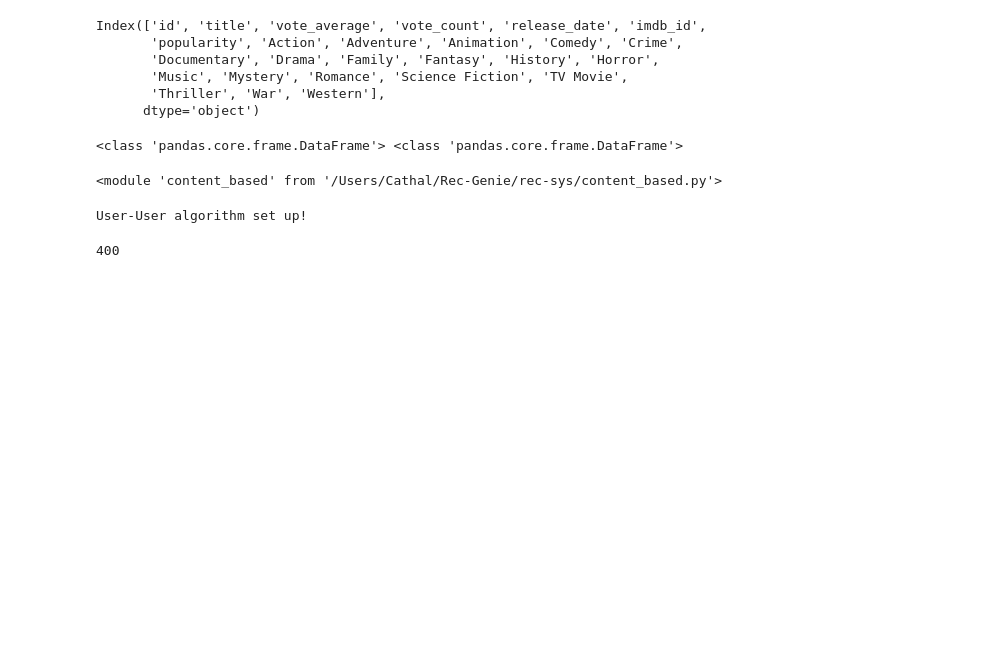
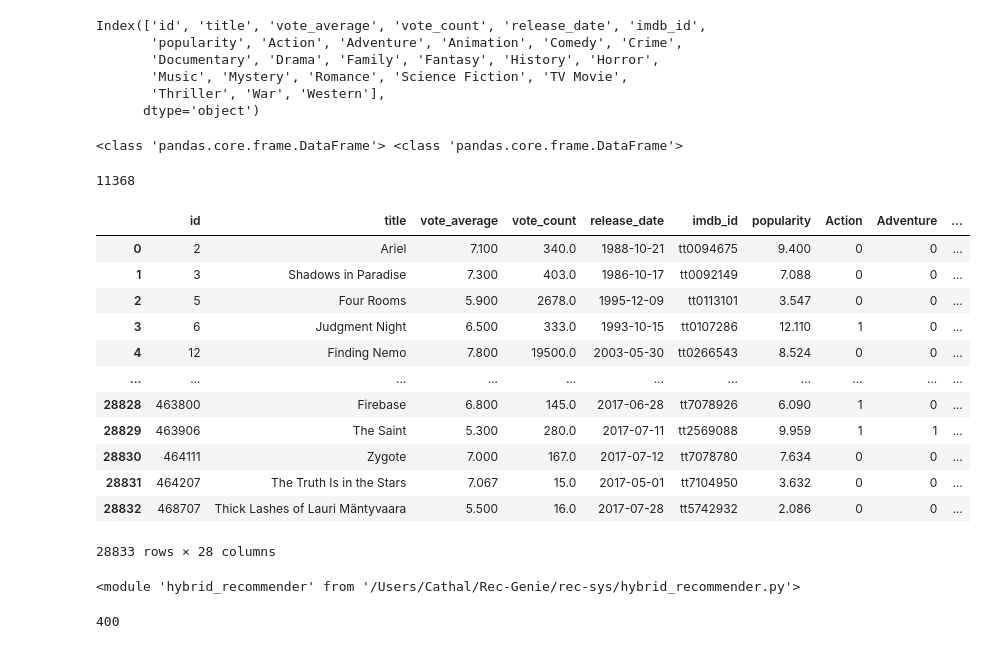
Before and after one commit to Laan33/Rec-Genie, a Jupyter notebook: rec-sys/main.ipynb, the cells around one changed output. Drawn from its saved outputs; the diff is of its cells as text; code cells hidden in the pictures; blank space fills up the shorter version.

```diff
--- a/rec-sys/main.ipynb
+++ b/rec-sys/main.ipynb
@@ -20,7 +20,7 @@ if RUNNING_ON_COLAB:
 films_df = data_loader.load_movies()
 # %%
 # Load the data
-films_df = data_loader.load_movies()
+# films_df = data_loader.load_movies()
 ratings_df = data_loader.load_ratings()
 credits_df = data_loader.load_credits()
 # %%
@@ -65,0 +58,3 @@ Index(['id', 'title', 'vote_average', 'vote_count', 'release_date', 'imdb_id',
+# %%
+# Drop films before 1985 and after today
+films_df = pre.filter_films(films_df)
@@ -106,11 +123,29 @@ user_profile = user_pf.create_user_profile(USER_ID, films_df, user_ratings_df, g
 # %%
 # Append the user profile to the ratings DataFrame
 ratings_df = pd.concat([ratings_df, user_ratings_df], ignore_index=True)
+# %%
+# print all the values for vote_average in films_df
+print((films_df['vote_count'] > 100).sum())
+# %% [output]
+11368
+# %%
+films_df[films_df['vote_average'] != 0]
+# %% [output]
+|  | id | title | vote_average | vote_count | release_date | imdb_id | popularity | Action | Adventure | ... |
+| 0 | 2 | Ariel | 7.100 | 340.0 | 1988-10-21 | tt0094675 | 9.400 | 0 | 0 | ... |
+| 1 | 3 | Shadows in Paradise | 7.300 | 403.0 | 1986-10-17 | tt0092149 | 7.088 | 0 | 0 | ... |
+| 2 | 5 | Four Rooms | 5.900 | 2678.0 | 1995-12-09 | tt0113101 | 3.547 | 0 | 0 | ... |
+| 3 | 6 | Judgment Night | 6.500 | 333.0 | 1993-10-15 | tt0107286 | 12.110 | 1 | 0 | ... |
+| 4 | 12 | Finding Nemo | 7.800 | 19500.0 | 2003-05-30 | tt0266543 | 8.524 | 0 | 0 | ... |
+| ... | ... | ... | ... | ... | ... | ... | ... | ... | ... | ... |
+| 28828 | 463800 | Firebase | 6.800 | 145.0 | 2017-06-28 | tt7078926 | 6.090 | 1 | 0 | ... |
+| 28829 | 463906 | The Saint | 5.300 | 280.0 | 2017-07-11 | tt2569088 | 9.959 | 1 | 1 | ... |
+| 28830 | 464111 | Zygote | 7.000 | 167.0 | 2017-07-12 | tt7078780 | 7.634 | 0 | 0 | ... |
+| 28831 | 464207 | The Truth Is in the Stars | 7.067 | 15.0 | 2017-05-01 | tt7104950 | 3.632 | 0 | 0 | ... |
+| 28832 | 468707 | Thick Lashes of Lauri Mäntyvaara | 5.500 | 16.0 | 2017-07-28 | tt5742932 | 2.086 | 0 | 0 | ... |
+28833 rows × 28 columns
 # %%
 import hybrid_recommender as hyb
-import content_based
-from collaborative import get_user_user_recs
 importlib.reload(hyb)
-importlib.reload(content_based)
 # %% [output]
-<module 'content_based' from '/Users/Cathal/Rec-Genie/rec-sys/content_based.py'>
+<module 'hybrid_recommender' from '/Users/Cathal/Rec-Genie/rec-sys/hybrid_recommender.py'>
@@ -170,5 +152 @@ def hybrid_recommend(user_id, user_profile, films_df, credits_df, ratings_df, ge
-# %%
-recommendations = hybrid_recommend(999999, user_profile, films_df, credits_df, ratings_df, genre_list_mlb)
-# %% [output]
-User-User algorithm set up!
 # %%
```
Also changed, not shown: parts of 7 cells of this notebook, 3 other files.
